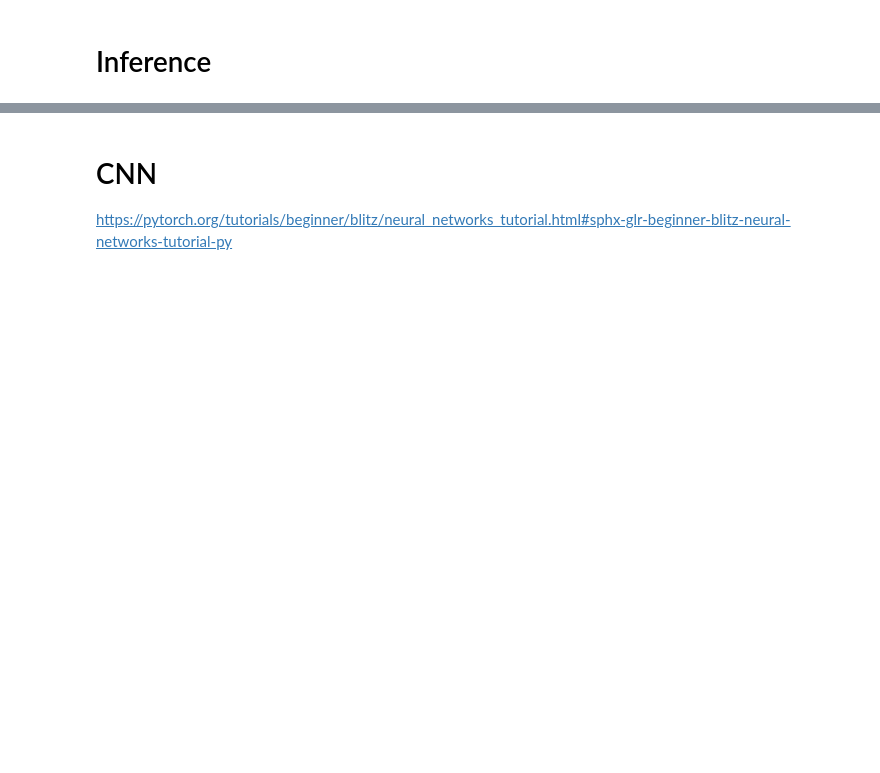
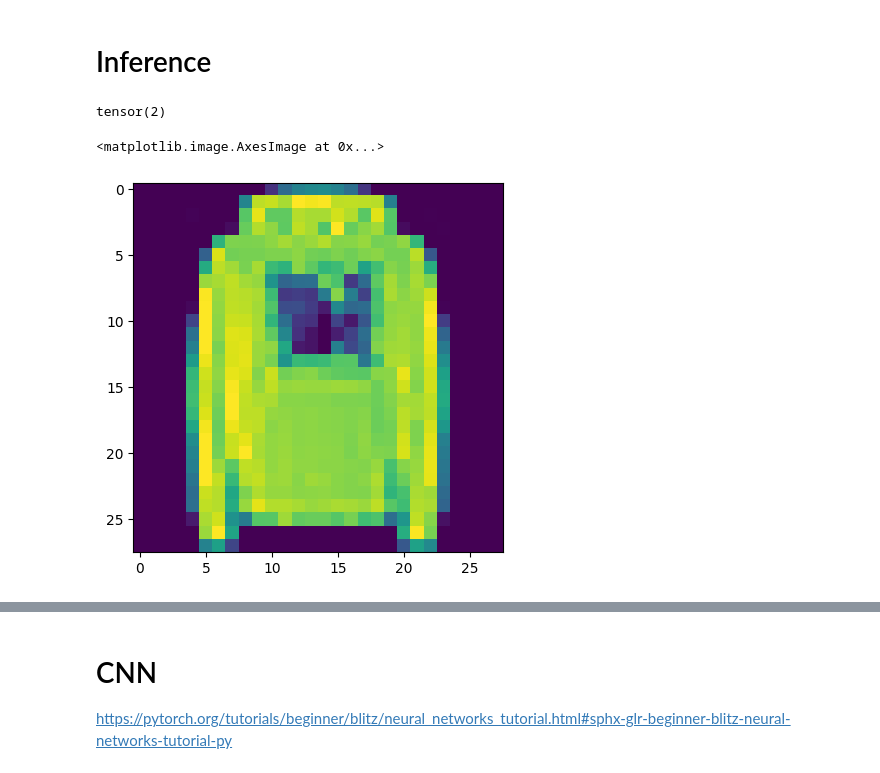
Before and after one commit to ounospanas/AIDL_B02, a Jupyter notebook: PyTorch_tutorial.ipynb, the cells around one changed output, grey strips where cells are left out. Saved outputs shown, nothing was run; the diff lists cells and outputs as text; code cells hidden in the pictures; blank space fills up the shorter version.

```diff
--- a/PyTorch_tutorial.ipynb
+++ b/PyTorch_tutorial.ipynb
@@ -335,7 +335,7 @@ model.load_state_dict(state_dict)
 model.eval()
 
 dataiter = iter(testloader)
-images, labels = dataiter.next()
+images, labels = next(dataiter)
 img = images[0]
 img = img.view(1, 784)
 
@@ -344,6 +344,13 @@ with torch.no_grad():
     output = model.forward(img)
 
 ps = torch.exp(output)
+# %%
+print(labels[0])
+plt.imshow(images[0][0])
+# %% [output]
+tensor(2)
+<matplotlib.image.AxesImage at 0x...>
+[figure, added]
 # %%
 torch.argmax(ps)
 # %% [output]
```
Also changed, not shown: parts of 9 cells of this notebook.
